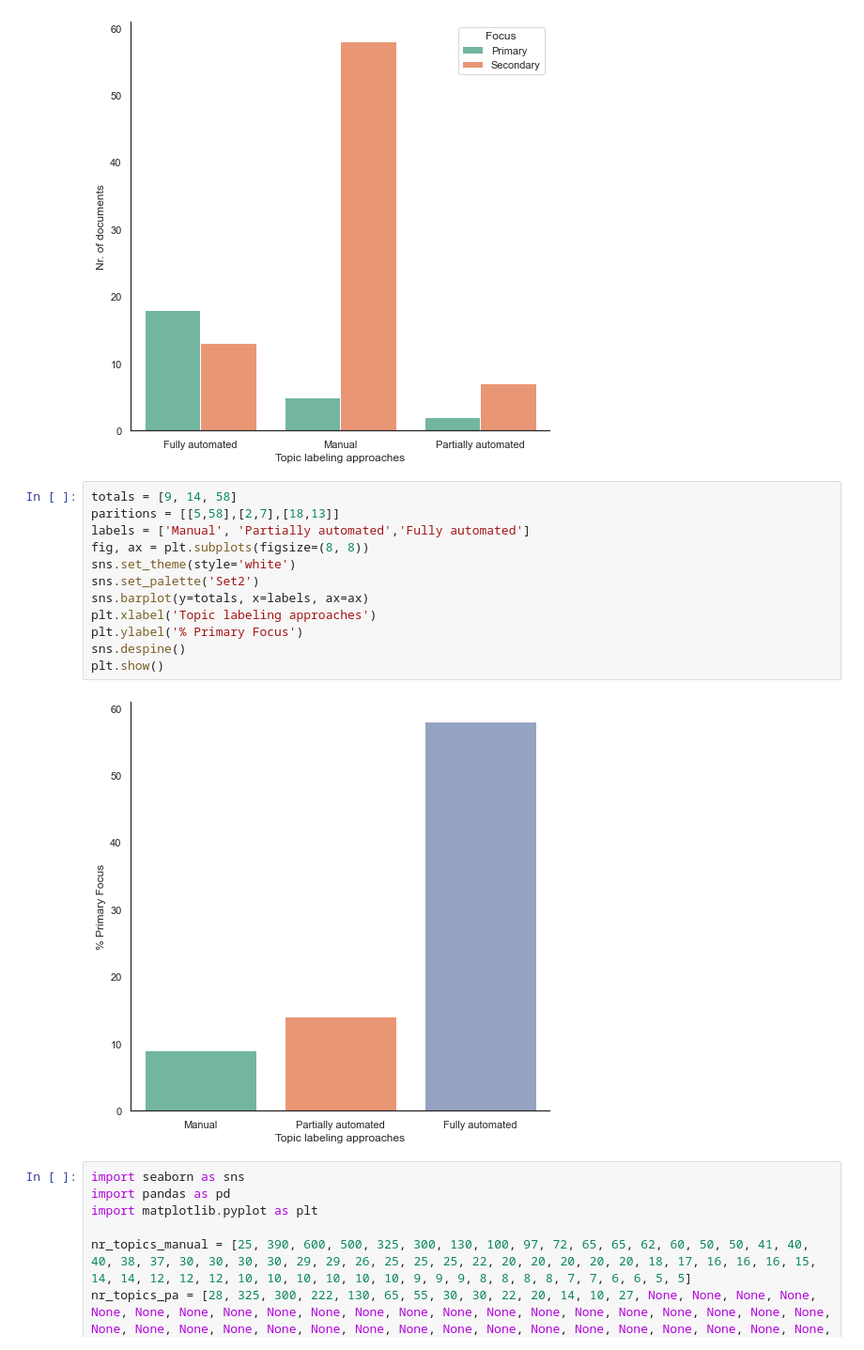
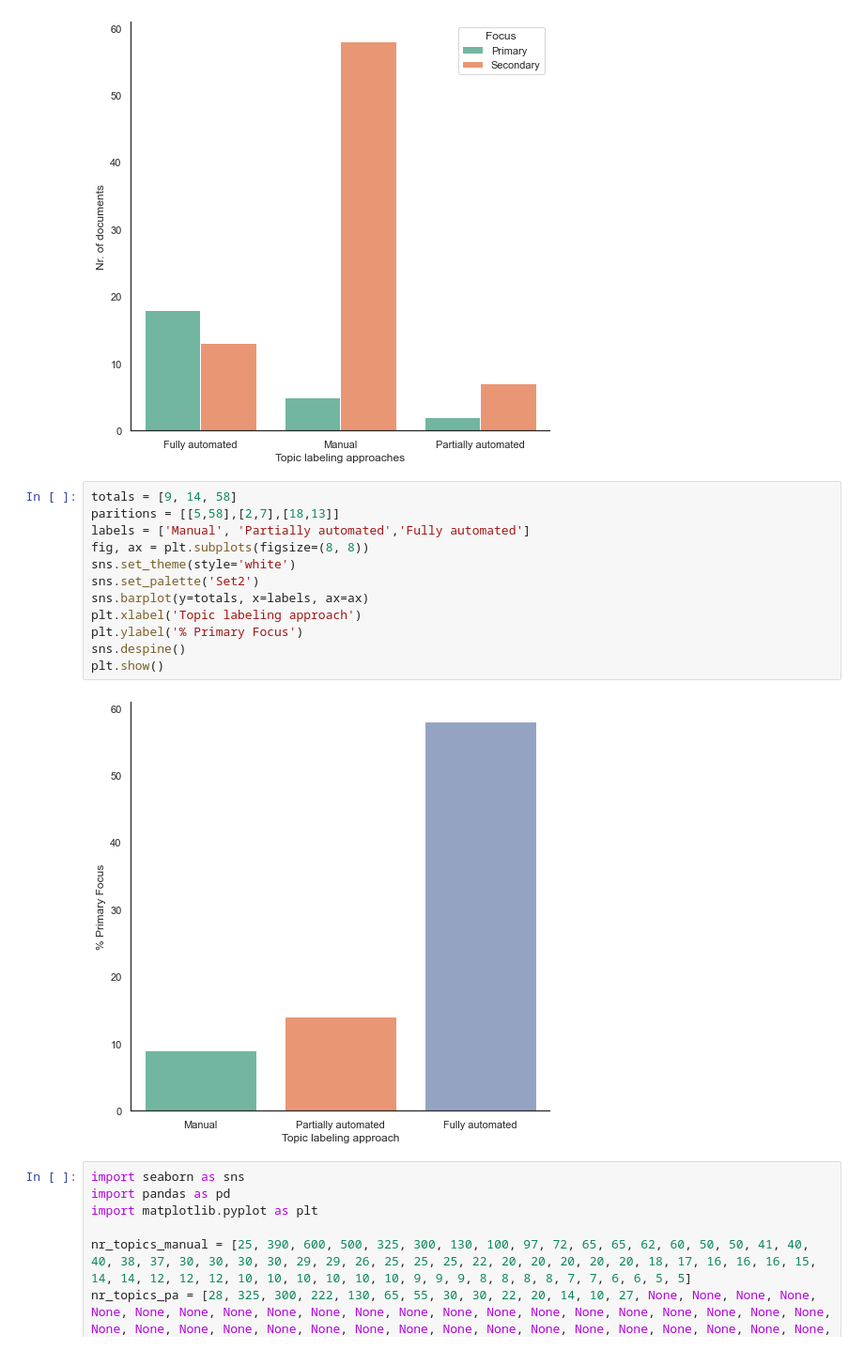
Before and after one commit to iberius96/Msc_Thesis, a Jupyter notebook: Data Visualization/Summary.ipynb, the cells around one changed output. Shown: that part at 94% size. Saved outputs shown, nothing was run; the diff lists cells and outputs as text.

```diff
--- a/Data Visualization/Summary.ipynb
+++ b/Data Visualization/Summary.ipynb
@@ -389,17 +389,17 @@ sns.despine()
 # %%
 totals = [9, 14, 58]
 paritions = [[5,58],[2,7],[18,13]]
 labels = ['Manual', 'Partially automated','Fully automated']
 fig, ax = plt.subplots(figsize=(8, 8))
 sns.set_theme(style='white')
 sns.set_palette('Set2')
 sns.barplot(y=totals, x=labels, ax=ax)
-plt.xlabel('Topic labeling approaches')
+plt.xlabel('Topic labeling approach')
 plt.ylabel('% Primary Focus')
 sns.despine()
 plt.show()
 # %% [output]
-[figure, old version]
+[figure, new version]
 # %%
 import seaborn as sns
 import pandas as pd
```
Also changed, not shown: parts of 1 cell of this notebook, 5 other files.
